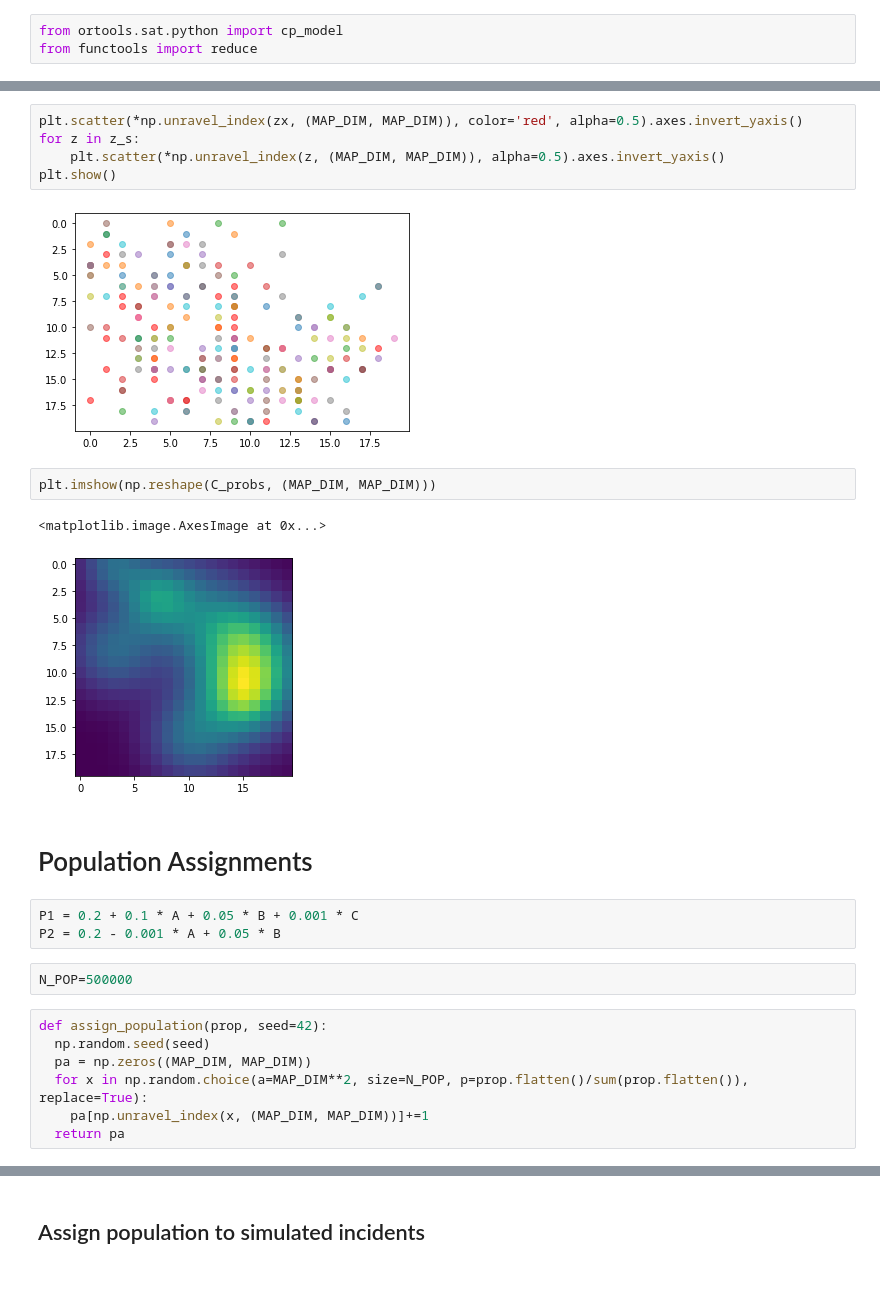
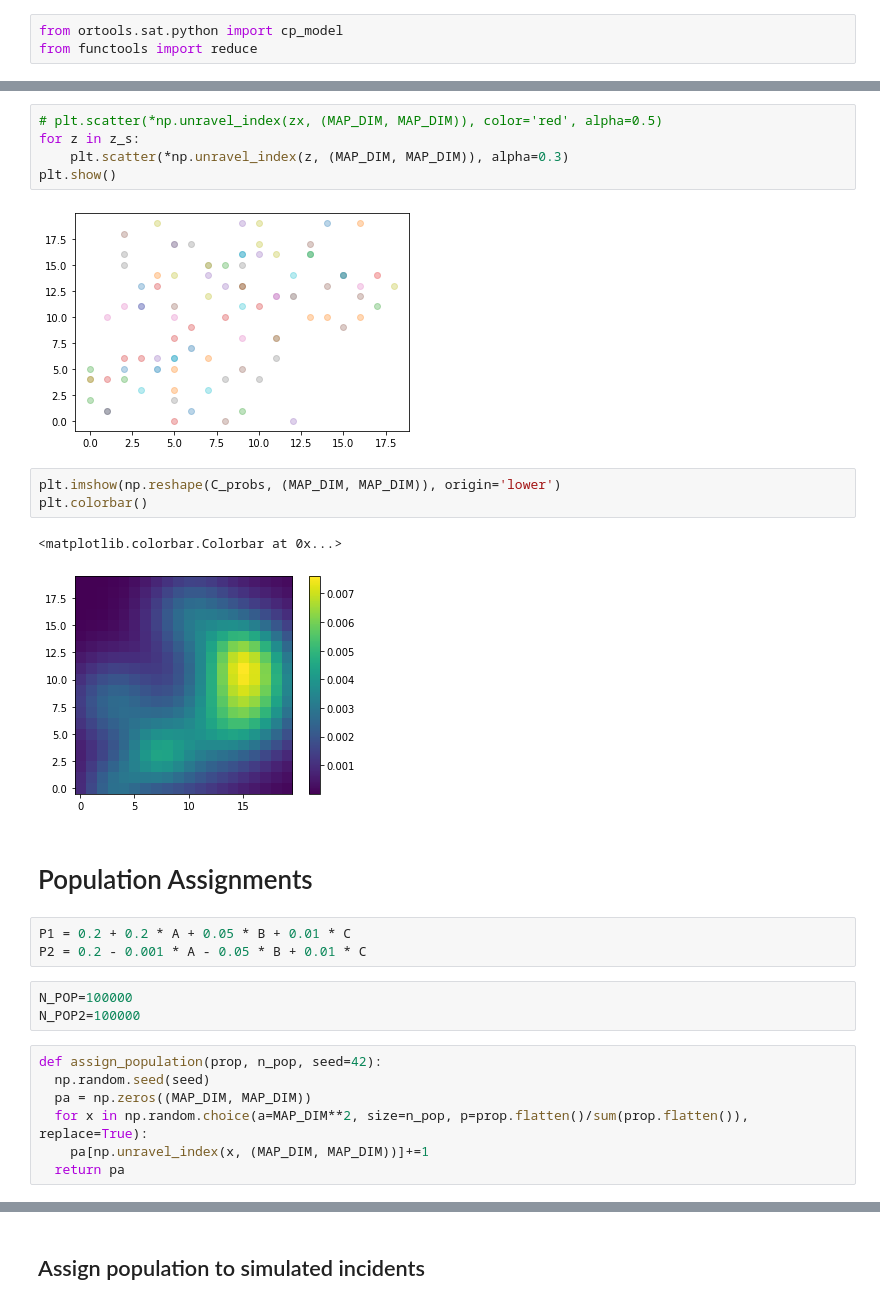
Before and after one commit to chajath/polsim1, a Jupyter notebook: polsim1.ipynb, the cells around one changed output, grey strips where cells are left out. Cells and saved outputs as stored; diff of their text form.

Commit message:
Modify scenario conditions
Also add comparison metrics for different populations

```diff
--- a/polsim1.ipynb
+++ b/polsim1.ipynb
@@ -233,27 +124,29 @@ zx
 # %%
-plt.scatter(*np.unravel_index(zx, (MAP_DIM, MAP_DIM)), color='red', alpha=0.5).axes.invert_yaxis()
+# plt.scatter(*np.unravel_index(zx, (MAP_DIM, MAP_DIM)), color='red', alpha=0.5)
 for z in z_s:
-    plt.scatter(*np.unravel_index(z, (MAP_DIM, MAP_DIM)), alpha=0.5).axes.invert_yaxis()
+    plt.scatter(*np.unravel_index(z, (MAP_DIM, MAP_DIM)), alpha=0.3)
 plt.show()
 # %% [output]
-[figure, old version]
+[figure, new version]
 # %%
-plt.imshow(np.reshape(C_probs, (MAP_DIM, MAP_DIM)))
+plt.imshow(np.reshape(C_probs, (MAP_DIM, MAP_DIM)), origin='lower')
+plt.colorbar()
 # %% [output]
-<matplotlib.image.AxesImage at 0x...>
+<matplotlib.colorbar.Colorbar at 0x...>
-[figure, old version]
+[figure, new version]
 # %% [markdown]
 # Population Assignments
 # %%
-P1 = 0.2 + 0.1 * A + 0.05 * B + 0.001 * C
-P2 = 0.2 - 0.001 * A + 0.05 * B
+P1 = 0.2 + 0.2 * A + 0.05 * B + 0.01 * C
+P2 = 0.2 - 0.001 * A - 0.05 * B + 0.01 * C
-# %%
-N_POP=500000
+# %%
+N_POP=100000
+N_POP2=100000
 # %%
-def assign_population(prop, seed=42):
+def assign_population(prop, n_pop, seed=42):
   np.random.seed(seed)
   pa = np.zeros((MAP_DIM, MAP_DIM))
-  for x in np.random.choice(a=MAP_DIM**2, size=N_POP, p=prop.flatten()/sum(prop.flatten()), replace=True):
+  for x in np.random.choice(a=MAP_DIM**2, size=n_pop, p=prop.flatten()/sum(prop.flatten()), replace=True):
     pa[np.unravel_index(x, (MAP_DIM, MAP_DIM))]+=1
   return pa
 # %%
```
Also changed, not shown: parts of 81 cells of this notebook, 13 other files.
